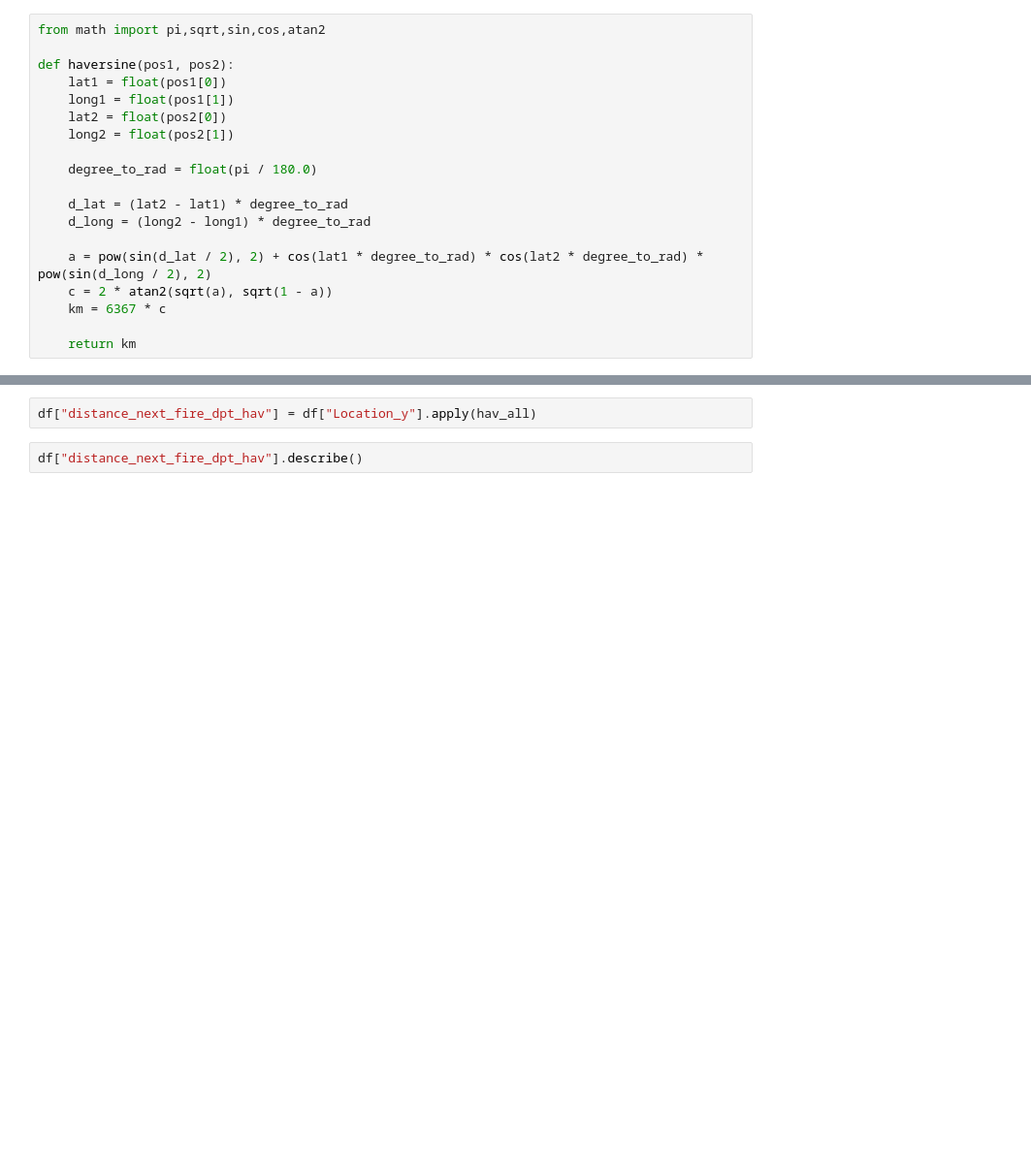
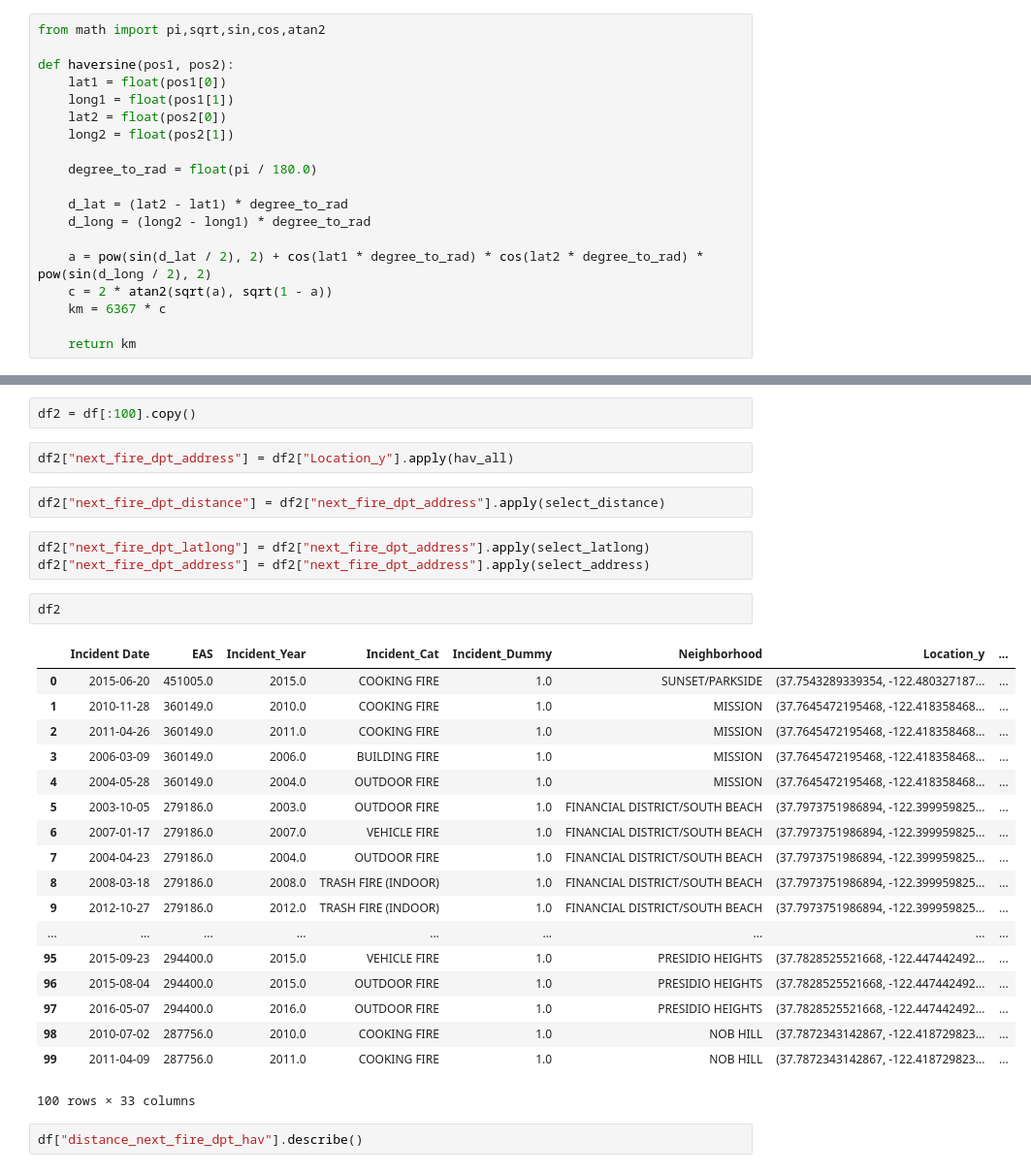
Before and after one commit to sfbrigade/datasci-firerisk, a Jupyter notebook: nearest_fire_station/DistanceFromFireStation.ipynb, the cells around one changed output, grey strips where cells are left out. Shown at 97% size. Cells and saved outputs as stored; diff of their text form; blank space fills up the shorter version.

```diff
--- a/nearest_fire_station/DistanceFromFireStation.ipynb
+++ b/nearest_fire_station/DistanceFromFireStation.ipynb
@@ -225,5 +251,33 @@ def hav_all(row):
+# %%
+df2 = df[:100].copy()
 # %%
-df["distance_next_fire_dpt_hav"] = df["Location_y"].apply(hav_all)
+df2["next_fire_dpt_address"] = df2["Location_y"].apply(hav_all)
+# %%
+df2["next_fire_dpt_distance"] = df2["next_fire_dpt_address"].apply(select_distance)
+# %%
+df2["next_fire_dpt_latlong"] = df2["next_fire_dpt_address"].apply(select_latlong)
+df2["next_fire_dpt_address"] = df2["next_fire_dpt_address"].apply(select_address)
+# %%
+df2
+# %% [output]
+|  | Incident Date | EAS | Incident_Year | Incident_Cat | Incident_Dummy | Neighborhood | Location_y | ... |
+| 0 | 2015-06-20 | 451005.0 | 2015.0 | COOKING FIRE | 1.0 | SUNSET/PARKSIDE | (37.7543289339354, -122.480327187... | ... |
+| 1 | 2010-11-28 | 360149.0 | 2010.0 | COOKING FIRE | 1.0 | MISSION | (37.7645472195468, -122.418358468... | ... |
+| 2 | 2011-04-26 | 360149.0 | 2011.0 | COOKING FIRE | 1.0 | MISSION | (37.7645472195468, -122.418358468... | ... |
+| 3 | 2006-03-09 | 360149.0 | 2006.0 | BUILDING FIRE | 1.0 | MISSION | (37.7645472195468, -122.418358468... | ... |
+| 4 | 2004-05-28 | 360149.0 | 2004.0 | OUTDOOR FIRE | 1.0 | MISSION | (37.7645472195468, -122.418358468... | ... |
+| 5 | 2003-10-05 | 279186.0 | 2003.0 | OUTDOOR FIRE | 1.0 | FINANCIAL DISTRICT/SOUTH BEACH | (37.7973751986894, -122.399959825... | ... |
+| 6 | 2007-01-17 | 279186.0 | 2007.0 | VEHICLE FIRE | 1.0 | FINANCIAL DISTRICT/SOUTH BEACH | (37.7973751986894, -122.399959825... | ... |
+| 7 | 2004-04-23 | 279186.0 | 2004.0 | OUTDOOR FIRE | 1.0 | FINANCIAL DISTRICT/SOUTH BEACH | (37.7973751986894, -122.399959825... | ... |
+| 8 | 2008-03-18 | 279186.0 | 2008.0 | TRASH FIRE (INDOOR) | 1.0 | FINANCIAL DISTRICT/SOUTH BEACH | (37.7973751986894, -122.399959825... | ... |
+| 9 | 2012-10-27 | 279186.0 | 2012.0 | TRASH FIRE (INDOOR) | 1.0 | FINANCIAL DISTRICT/SOUTH BEACH | (37.7973751986894, -122.399959825... | ... |
+| ... | ... | ... | ... | ... | ... | ... | ... | ... |
+| 95 | 2015-09-23 | 294400.0 | 2015.0 | VEHICLE FIRE | 1.0 | PRESIDIO HEIGHTS | (37.7828525521668, -122.447442492... | ... |
+| 96 | 2015-08-04 | 294400.0 | 2015.0 | OUTDOOR FIRE | 1.0 | PRESIDIO HEIGHTS | (37.7828525521668, -122.447442492... | ... |
+| 97 | 2016-05-07 | 294400.0 | 2016.0 | OUTDOOR FIRE | 1.0 | PRESIDIO HEIGHTS | (37.7828525521668, -122.447442492... | ... |
+| 98 | 2010-07-02 | 287756.0 | 2010.0 | COOKING FIRE | 1.0 | NOB HILL | (37.7872343142867, -122.418729823... | ... |
+| 99 | 2011-04-09 | 287756.0 | 2011.0 | COOKING FIRE | 1.0 | NOB HILL | (37.7872343142867, -122.418729823... | ... |
+100 rows × 33 columns
 # %%
 df["distance_next_fire_dpt_hav"].describe()
 # %% [output]
```
Also changed, not shown: parts of 15 cells of this notebook.
